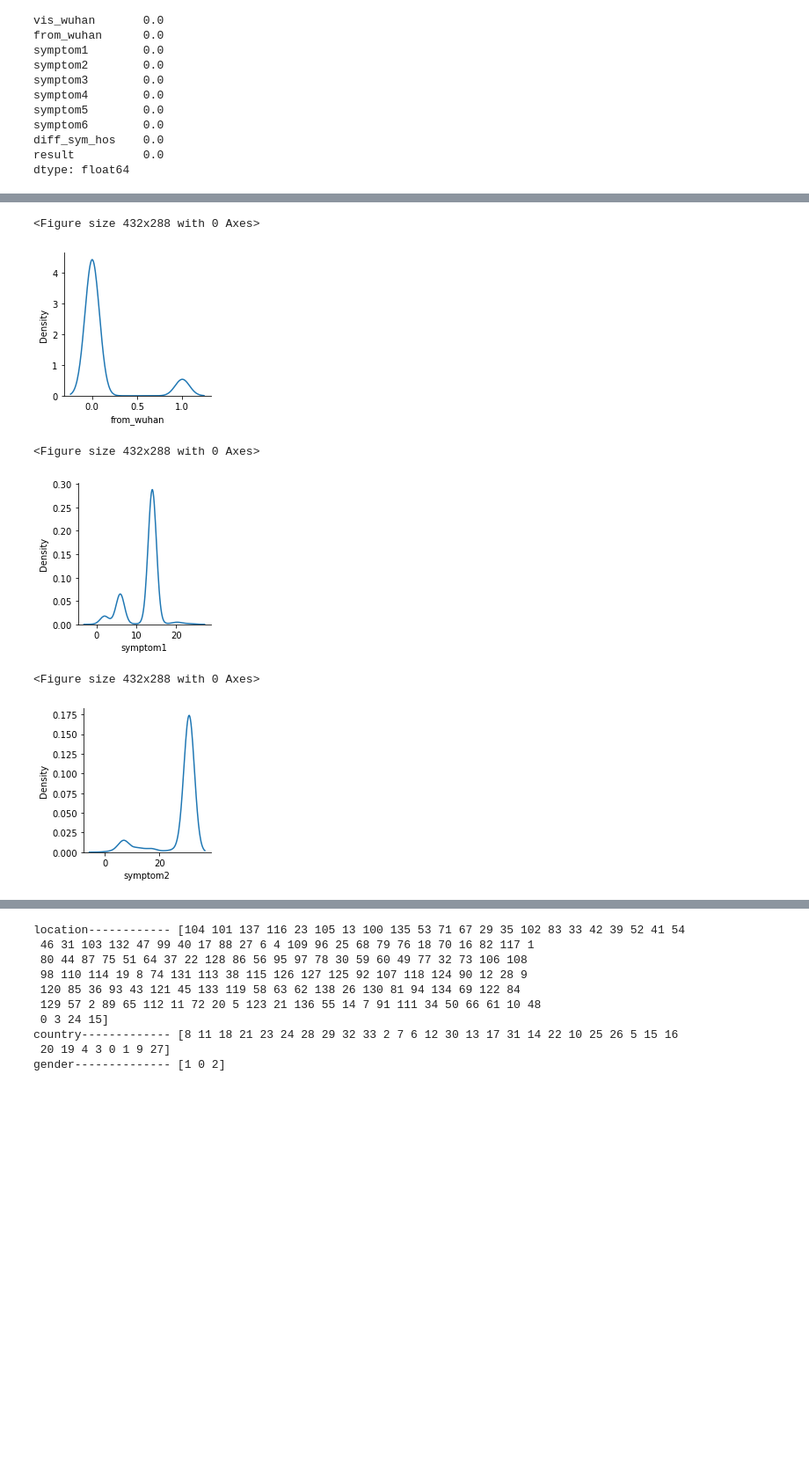
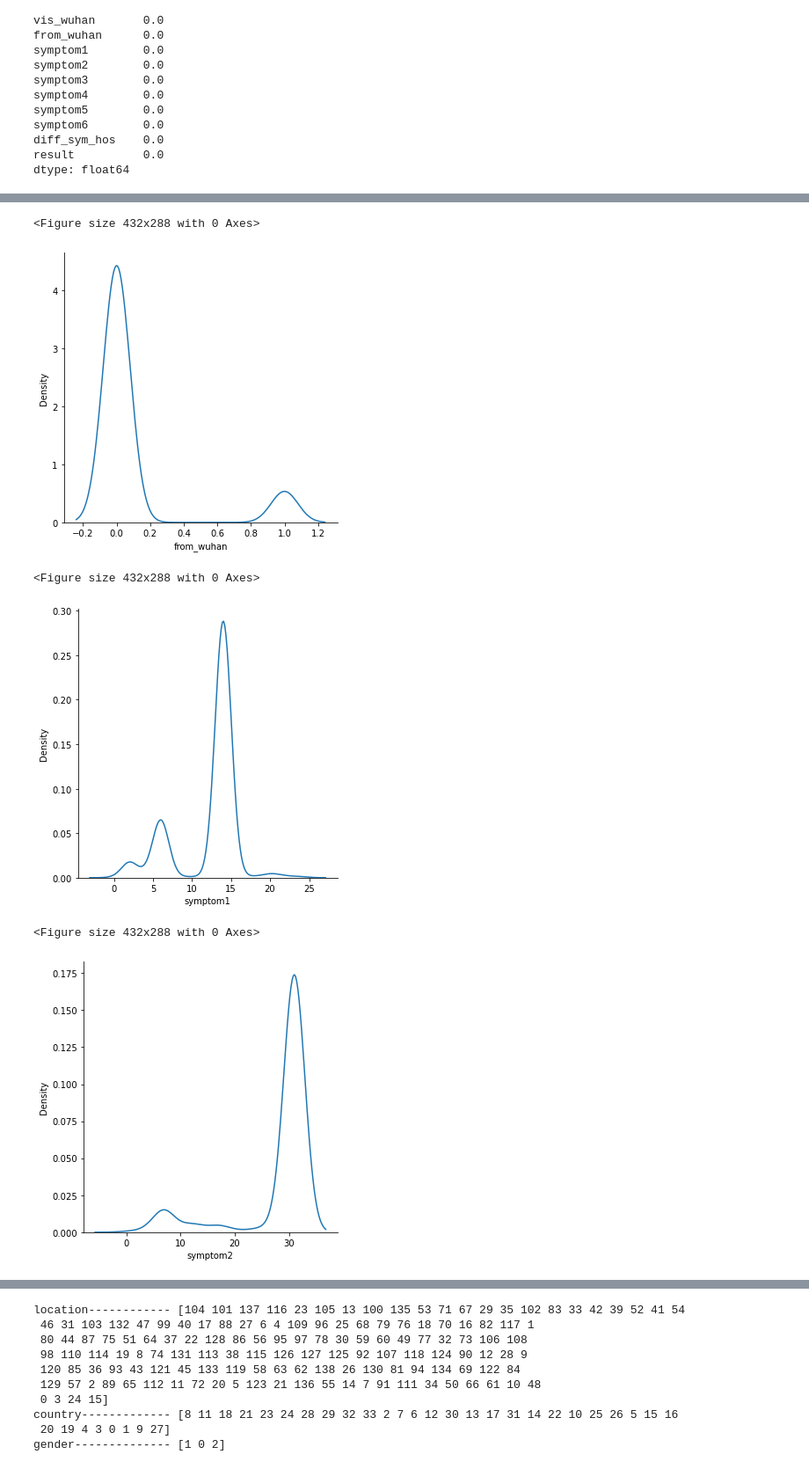
Before and after one commit to FatenElhariry/DEBILearningJourney, a Jupyter notebook: Queen's/ML/Project/Untitled1.ipynb, the cells around one changed output, grey strips where cells are left out. Shown: that part at 88% size. Saved outputs shown, nothing was run; the diff lists cells and outputs as text; code cells hidden in the pictures; blank space fills up the shorter version.

```diff
--- a/Queen's/ML/Project/Untitled1.ipynb
+++ b/Queen's/ML/Project/Untitled1.ipynb
@@ -83,7 +100,7 @@ df["location"] = df["location"].astype("object");
 # %%
 for col in df.select_dtypes(include=['float64','int64']):
     plt.figure()
-    sns.displot(df[col],kind='kde',height=3)
+    sns.displot(df[col],kind='kde',height=5)
     plt.show();
 # %% [output]
 <Figure size 432x288 with 0 Axes>
@@ -93,7 +110,7 @@ for col in df.select_dtypes(include=['float64','int64']):
 <Figure size 432x288 with 0 Axes>
-[figure, old version]
+[figure, new version]
 <Figure size 432x288 with 0 Axes>
-[figure, old version]
+[figure, new version]
 <Figure size 432x288 with 0 Axes>
-[figure, old version]
+[figure, new version]
 <Figure size 432x288 with 0 Axes>
```
Also changed, not shown: parts of 47 cells of this notebook, 1 other file.
